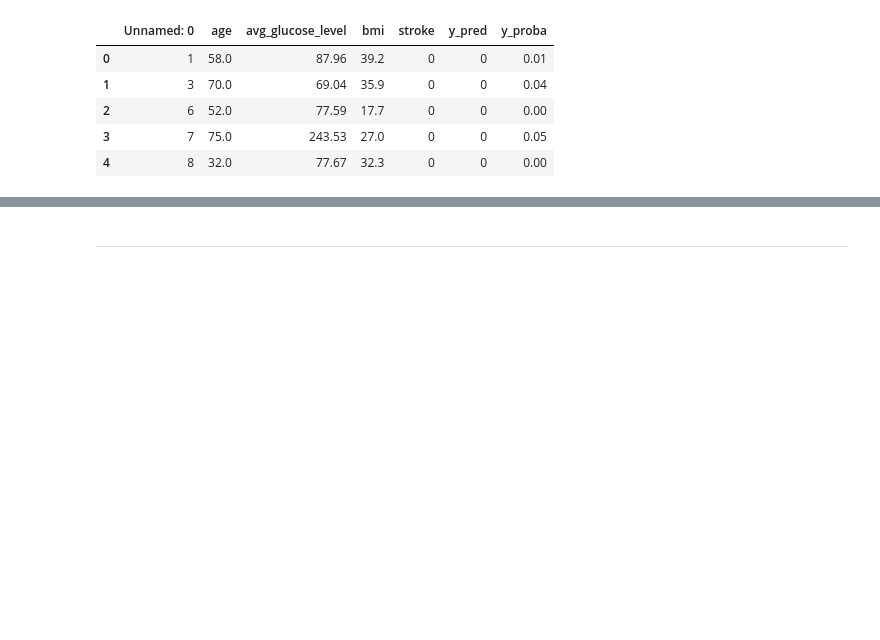
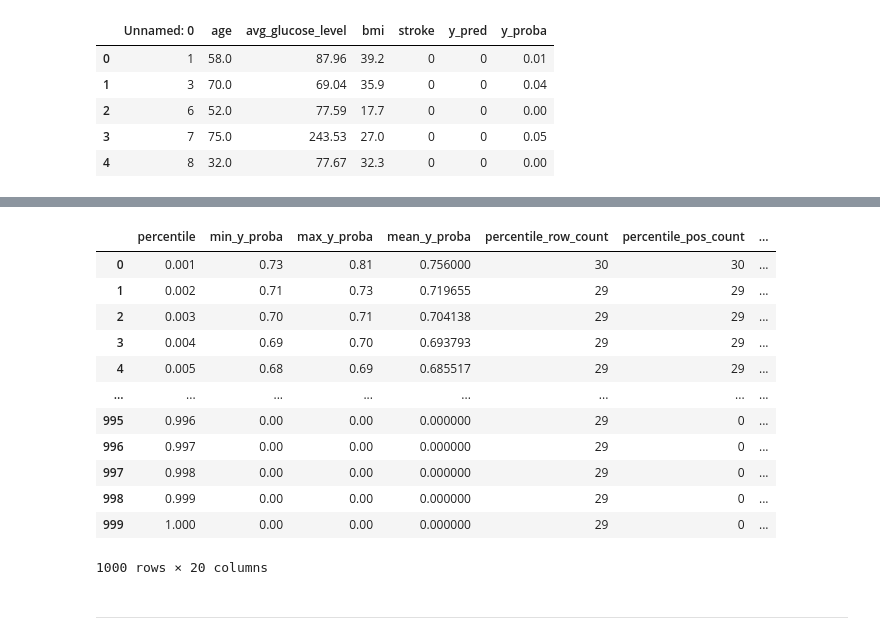
Before and after one commit to cvs-health/aequilibrium, a Jupyter notebook: docs/Examples/demo_notebook.ipynb, the cells around one changed output, grey strips where cells are left out. Saved outputs shown, nothing was run; the diff lists cells and outputs as text; code cells hidden in the pictures; blank space fills up the shorter version.

```diff
--- a/docs/Examples/demo_notebook.ipynb
+++ b/docs/Examples/demo_notebook.ipynb
@@ -215,3 +202,19 @@ WARNING: my_plots directory already existed. Files may have been overwritten.
+# %%
+measure_df
+# %% [output]
+|  | percentile | min_y_proba | max_y_proba | mean_y_proba | percentile_row_count | percentile_pos_count | ... |
+| 0 | 0.001 | 0.73 | 0.81 | 0.756000 | 30 | 30 | ... |
+| 1 | 0.002 | 0.71 | 0.73 | 0.719655 | 29 | 29 | ... |
+| 2 | 0.003 | 0.70 | 0.71 | 0.704138 | 29 | 29 | ... |
+| 3 | 0.004 | 0.69 | 0.70 | 0.693793 | 29 | 29 | ... |
+| 4 | 0.005 | 0.68 | 0.69 | 0.685517 | 29 | 29 | ... |
+| ... | ... | ... | ... | ... | ... | ... | ... |
+| 995 | 0.996 | 0.00 | 0.00 | 0.000000 | 29 | 0 | ... |
+| 996 | 0.997 | 0.00 | 0.00 | 0.000000 | 29 | 0 | ... |
+| 997 | 0.998 | 0.00 | 0.00 | 0.000000 | 29 | 0 | ... |
+| 998 | 0.999 | 0.00 | 0.00 | 0.000000 | 29 | 0 | ... |
+| 999 | 1.000 | 0.00 | 0.00 | 0.000000 | 29 | 0 | ... |
+1000 rows × 20 columns
 # %% [markdown]
 ***
 # %% [markdown]
```
Also changed, not shown: parts of 12 cells of this notebook, 2 other files.
